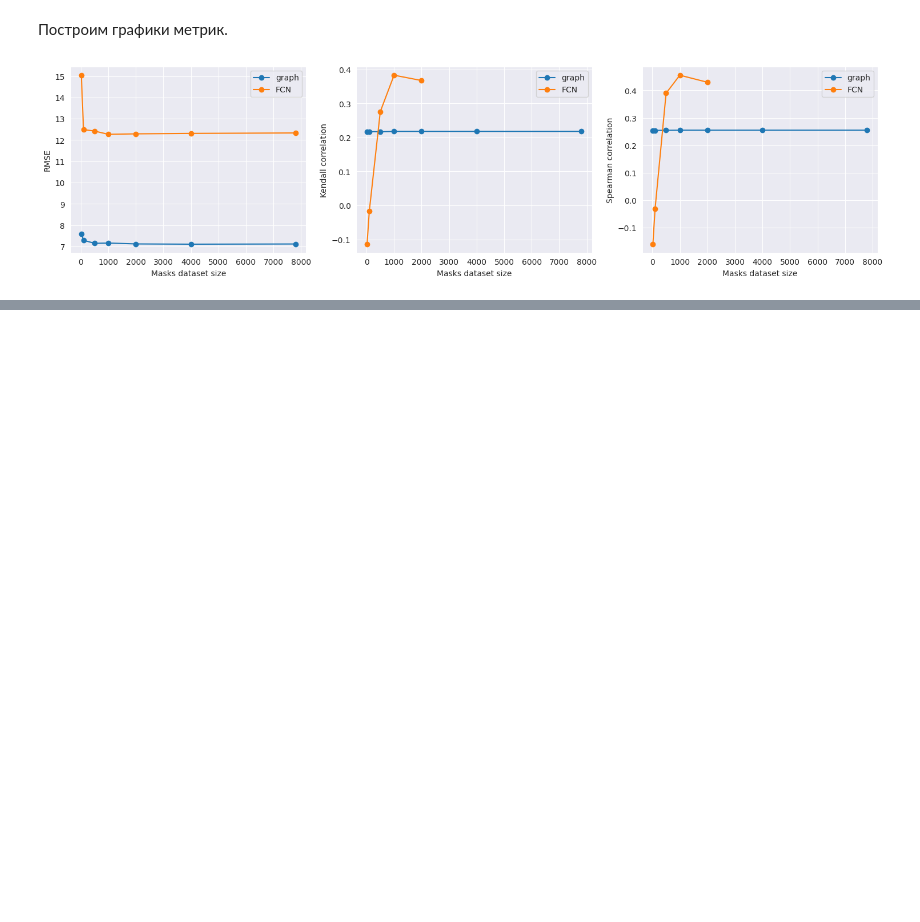
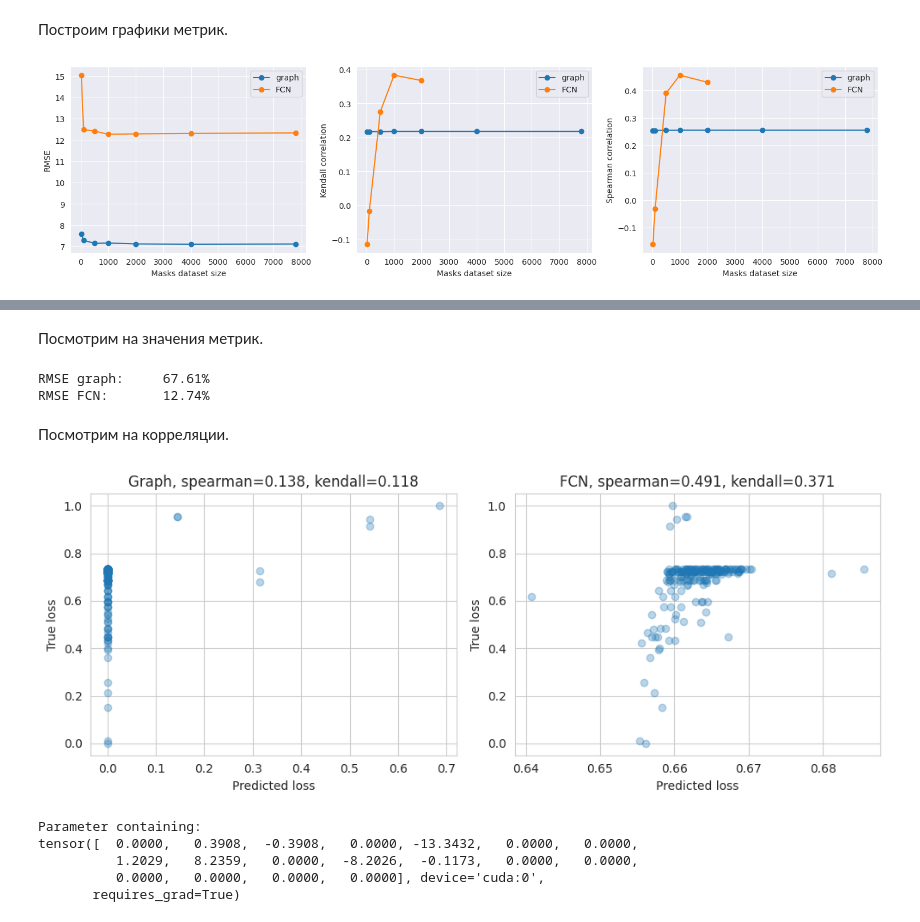
Before and after one commit to intsystems/Zero-shot-structural-pruning, a Jupyter notebook: notebooks/graphmodel.ipynb, the cells around one changed output, grey strips where cells are left out. Cells and saved outputs as stored; diff of their text form; code cells hidden in the pictures; blank space fills up the shorter version.

Commit message:
new experiments

```diff
--- a/notebooks/graphmodel.ipynb
+++ b/notebooks/graphmodel.ipynb
@@ -2820,0 +2913,4 @@ plt.tight_layout()
+# %%
+config['n_iterations_graph'] = 3
+config['n_iterations_masks'] = 1000
+config['n_epochs_surrogate'] = 3000
@@ -2820,0 +2968,49 @@ plt.tight_layout()
+# %% [markdown]
+Посмотрим на значения метрик.
+# %%
+print(f"RMSE graph:\t{metric_results['graph'][0]:.2f}%")
+print(f"RMSE FCN:\t{metric_results['FCN'][0]:.2f}%")
+# %% [output]
+RMSE graph:     67.61%
+RMSE FCN:       12.74%
+# %% [markdown]
+Посмотрим на корреляции.
+# %%
+y_true = surrogate_dataset_test.tensors[1]
+
+with sns.axes_style('whitegrid'):
+    for idx_experiment in range(config['n_iterations_global']):
+        preds_graph = preds_results['graph'][idx_experiment]
+        preds_fcn = preds_results['FCN'][idx_experiment]
+
+        plt.figure(figsize=(10, 4))
+
+        plt.subplot(1, 2, 1)
+        plt.scatter(preds_graph, y_true, alpha=0.3)
+        plt.xlabel('Predicted loss')
+        plt.ylabel('True loss')
+
+        spearman_corr = spearmanr(preds_graph, y_true)[0]
+        kendall_corr = kendalltau(preds_graph, y_true)[0]
+        plt.title(f'Graph, spearman={spearman_corr:.3f}, kendall={kendall_corr:.3f}')
+
+        plt.subplot(1, 2, 2)
+        plt.scatter(preds_fcn, y_true, alpha=0.3)
+        plt.xlabel('Predicted loss')
+        plt.ylabel('True loss')
+
+        spearman_corr = spearmanr(preds_fcn, y_true)[0]
+        kendall_corr = kendalltau(preds_fcn, y_true)[0]
+        plt.title(f'FCN, spearman={spearman_corr:.3f}, kendall={kendall_corr:.3f}')
+
+        plt.tight_layout()
+# %% [output]
+[figure, added]
+# %%
+surrogate_graph_model.gamma
+# %% [output]
+Parameter containing:
+tensor([  0.0000,   0.3908,  -0.3908,   0.0000, -13.3432,   0.0000,   0.0000,
+          1.2029,   8.2359,   0.0000,  -8.2026,  -0.1173,   0.0000,   0.0000,
+          0.0000,   0.0000,   0.0000,   0.0000], device='cuda:0',
+       requires_grad=True)
```
Also changed, not shown: parts of 24 cells of this notebook.
